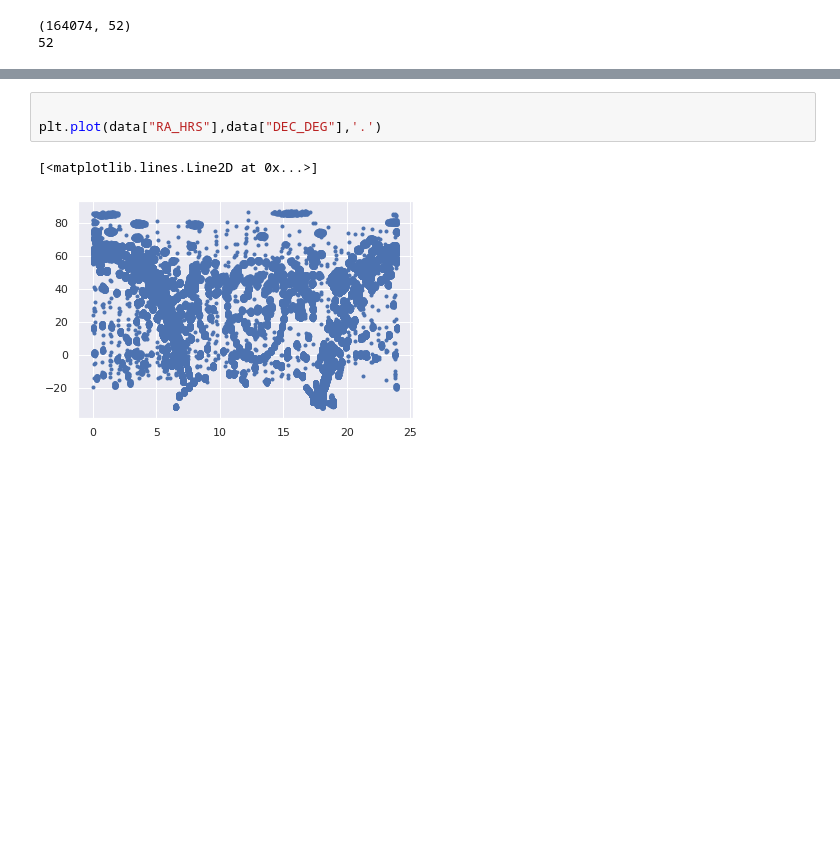
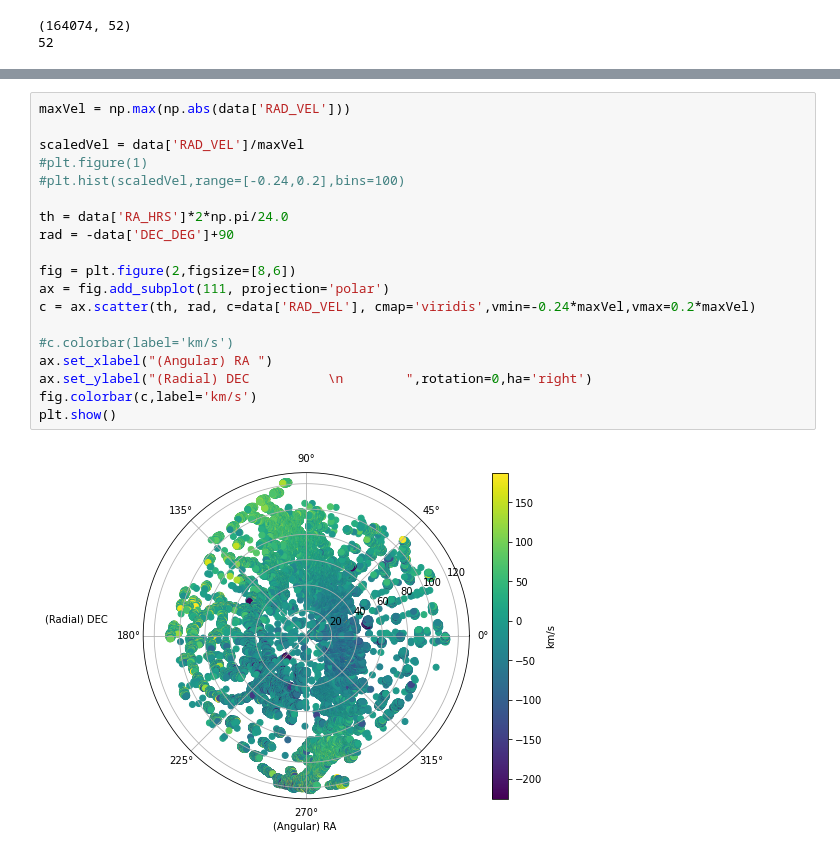
Before and after one commit to nickk124/stellardatamining, a Jupyter notebook: CreateCSV.ipynb, the cells around one changed output, grey strips where cells are left out. Drawn from its saved outputs; the diff is of its cells as text; blank space fills up the shorter version.

```diff
--- a/CreateCSV.ipynb
+++ b/CreateCSV.ipynb
@@ -180,7 +188,22 @@ for i in range(len(headArr)-1):
     data[headArr[i]] = myArr[:,i]
-# %%
-
-plt.plot(data["RA_HRS"],data["DEC_DEG"],'.')
-# %% [output]
-[<matplotlib.lines.Line2D at 0x...>]
-[figure, removed]
+# %%
+maxVel = np.max(np.abs(data['RAD_VEL']))
+
+scaledVel = data['RAD_VEL']/maxVel
+#plt.figure(1)
+#plt.hist(scaledVel,range=[-0.24,0.2],bins=100)
+
+th = data['RA_HRS']*2*np.pi/24.0
+rad = -data['DEC_DEG']+90
+
+fig = plt.figure(2,figsize=[8,6])
+ax = fig.add_subplot(111, projection='polar')
+c = ax.scatter(th, rad, c=data['RAD_VEL'], cmap='viridis',vmin=-0.24*maxVel,vmax=0.2*maxVel)
+
+#c.colorbar(label='km/s')
+ax.set_xlabel("(Angular) RA ")
+ax.set_ylabel("(Radial) DEC          \n        ",rotation=0,ha='right')
+fig.colorbar(c,label='km/s')
+plt.show()
+# %% [output]
+[figure, added]
```
Also changed, not shown: parts of 12 cells of this notebook, 1 other file.
